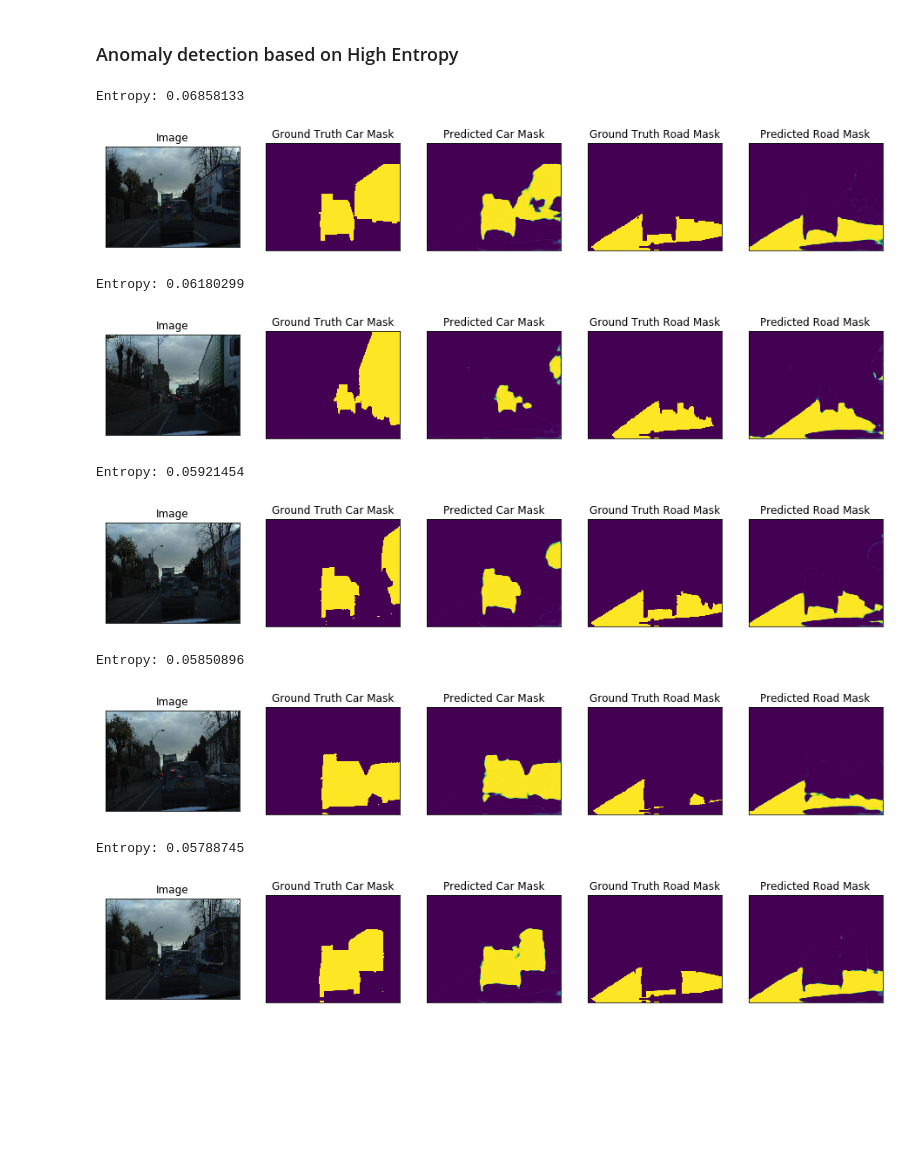
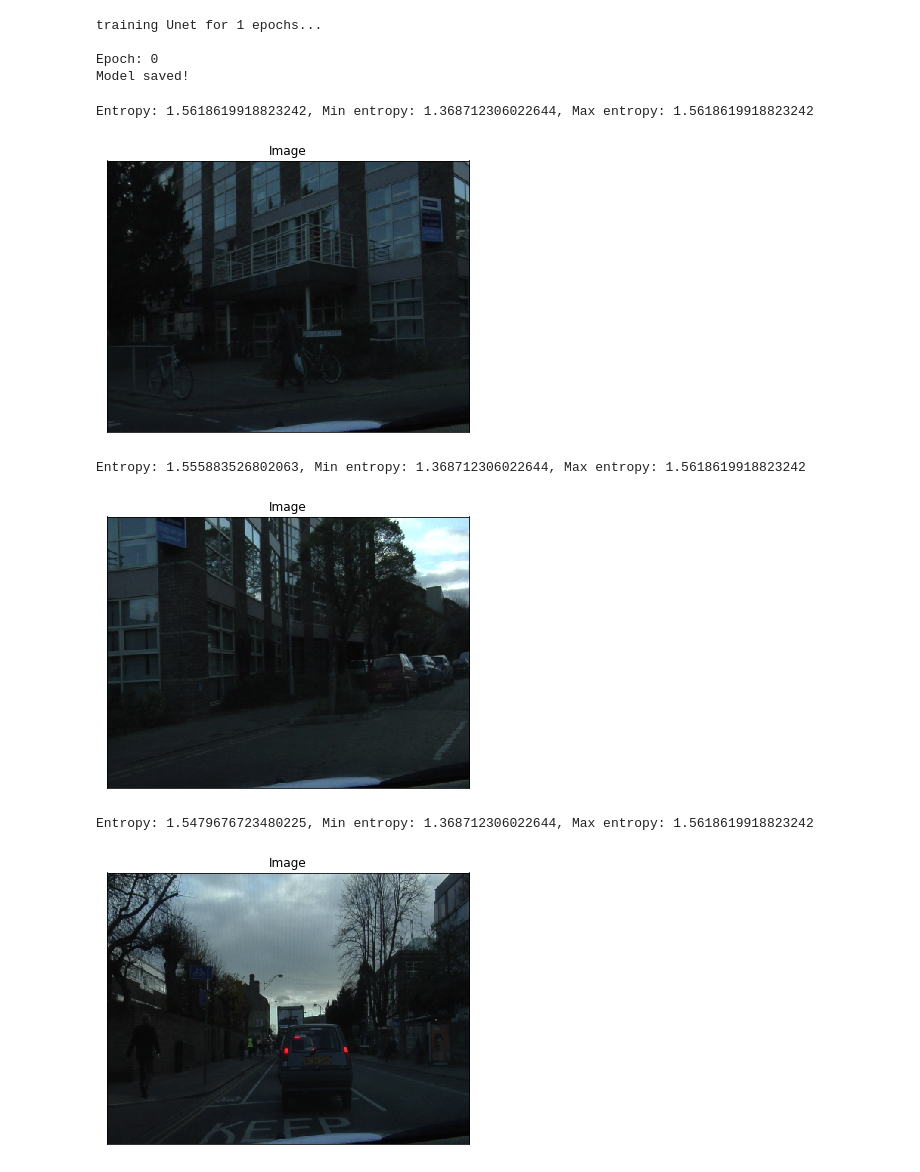
Before and after one commit to RuslanAgishev/active_learning, a Jupyter notebook: src/active_learning_semantic_segmentation.ipynb, the cells around one changed output. Cells and saved outputs as stored; diff of their text form; code cells hidden in the pictures; blank space fills up the shorter version.

Commit message:
started AL pipeline with entropy anomaly detection for semseg

```diff
--- a/src/active_learning_semantic_segmentation.ipynb
+++ b/src/active_learning_semantic_segmentation.ipynb
@@ -395,2 +64,0 @@ def entropy(mask_np):
-# %% [markdown]
-### Anomaly detection based on High Entropy
@@ -413,28 +64,0 @@ selection = (np.argsort(entropies)[::-1])[:NUM_UNCERTAIN_IMAGES]
-# %%
-for i in selection:
-    print('Entropy:', entropies[i])
-    image, gt_mask = test_dataset[i]
-    image_vis = test_dataset_vis[i][0].astype('uint8')
-
-    x_tensor = torch.from_numpy(image).to(DEVICE).unsqueeze(0)
-    pr_mask = best_model.predict(x_tensor)
-    mask_np = pr_mask.squeeze().cpu().numpy()
-
-    visualize(
-        image=image_vis,
-        ground_truth_car_mask=gt_mask[0,...],
-        predicted_car_mask=mask_np[0,...],
-        ground_truth_road_mask=gt_mask[1,...],
-        predicted_road_mask=mask_np[1,...],
-    )
-# %% [output]
-Entropy: 0.06858133
-[figure, removed]
-Entropy: 0.06180299
-[figure, removed]
-Entropy: 0.05921454
-[figure, removed]
-Entropy: 0.05850896
-[figure, removed]
-Entropy: 0.05788745
-[figure, removed]
@@ -440,0 +194,46 @@ Entropy: 0.05788745
+# %%
+def entropy(mask_np):
+    # mask_np.shape = (3, N, M)
+    e = np.mean( (-mask_np * np.log2(mask_np)).sum(axis=0) )
+    return e
+
+AL_EXPERIMENT_ITERS = 1
+NUM_CERTAIN_IMAGES = 3
+
+# choose model
+unet = Unet()
+
+for _ in range(AL_EXPERIMENT_ITERS):
+    # train model
+    unet.train(X_train_paths_part, y_train_paths_part, X_valid_paths, y_valid_paths, verbose=True)
+
+    # do inference and compute entropy for each image
+    entropies = []
+    for img_path in tqdm(X_test_paths):
+        pr_mask = unet.predict([img_path])
+
+        mask_np = pr_mask.squeeze().cpu().numpy()
+        entropies.append(entropy(mask_np))
+
+    # Model is mostly uncertain in images with High entropy
+    uncertain_images = (np.argsort(entropies))[::-1][:NUM_CERTAIN_IMAGES]
+
+    for i in uncertain_images:
+        print(f'Entropy: {entropies[i]}, Min entropy: {np.min(entropies)}, Max entropy: {np.max(entropies)}')
+        image = cv2.imread(X_test_paths[i])[...,(2,1,0)]
+        #gt_mask = cv2.imread(y_test_paths[i])
+
+        visualize(
+            image=image,
+        )
+# %% [output]
+training Unet for 1 epochs...
+
+Epoch: 0
+Model saved!
+Entropy: 1.5618619918823242, Min entropy: 1.368712306022644, Max entropy: 1.5618619918823242
+[figure, added]
+Entropy: 1.555883526802063, Min entropy: 1.368712306022644, Max entropy: 1.5618619918823242
+[figure, added]
+Entropy: 1.5479676723480225, Min entropy: 1.368712306022644, Max entropy: 1.5618619918823242
+[figure, added]
```
Also changed, not shown: parts of 30 cells of this notebook, 5 other files.
